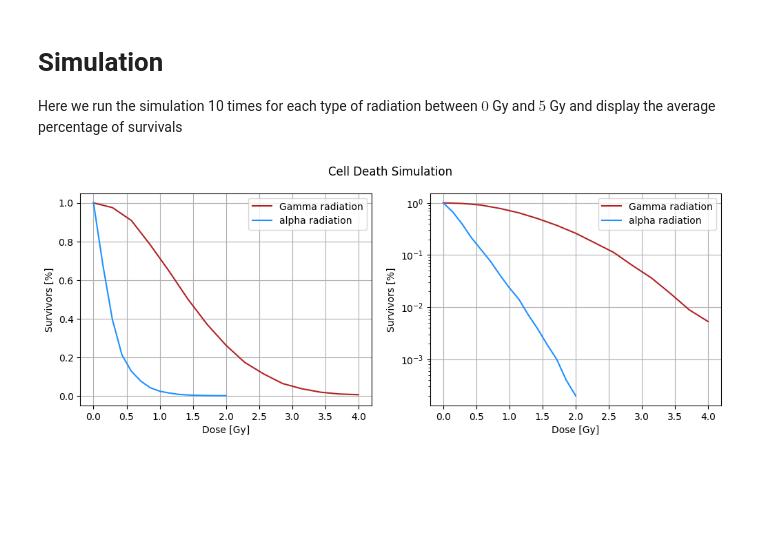
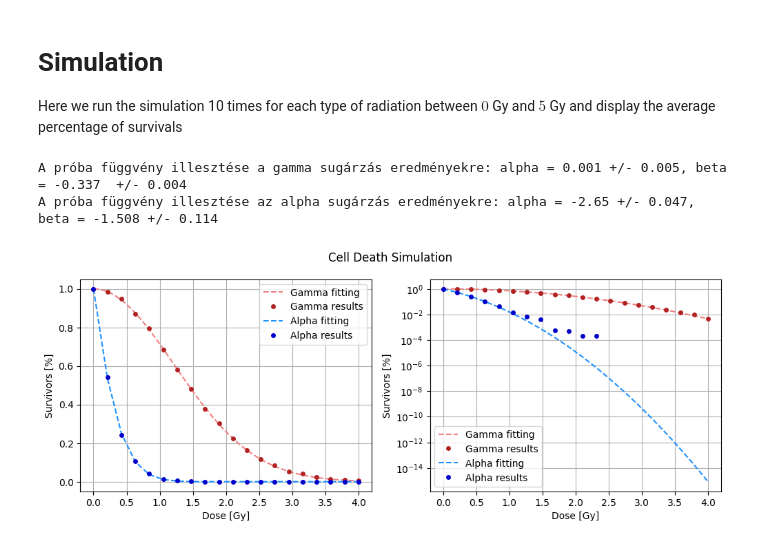
Before and after one commit to jmtony2000/radiation-biology-modeling, a Jupyter notebook: Homework1/Cell_Death_Simulation.ipynb, the cells around one changed output. Saved outputs shown, nothing was run; the diff lists cells and outputs as text; code cells hidden in the pictures; blank space fills up the shorter version.

```diff
--- a/Homework1/Cell_Death_Simulation.ipynb
+++ b/Homework1/Cell_Death_Simulation.ipynb
@@ -248,6 +249,12 @@ def average_columns(matrix):
     column_averages = [sum / num_rows for sum in column_sums]
 
     return column_averages
+
+def trialfunction(x, alpha, beta):
+    return np.exp(alpha*x + beta* x**2)
+
+def trialfunction2(x, alpha):
+    return np.exp(alpha*x)
 # %% [markdown]
 # Explanation of the alogirhms
 
@@ -359,13 +366,13 @@ alpha_survivors = []
 
 # Running the simulation 10 times
 for i in range(0, 10):
-    gamma_doses = np.linspace(0,4,15)
+    gamma_doses = np.linspace(0,4,20)
     temp_gamma_survivors = []
     for dose in gamma_doses:
         temp_gamma_survivors.append(CellDeathSimulation(1000, 6, dose, "photon"))
     gamma_survivors.append(temp_gamma_survivors)
 
-    alpha_doses = np.linspace(0,2,15)
+    alpha_doses = np.linspace(0,4,20)
     temp_alpha_survivors = []
     for dose in alpha_doses:
         temp_alpha_survivors.append(CellDeathSimulation(1000, 6, dose, "alpha"))
@@ -374,21 +381,38 @@ for i in range(0, 10):
 # Averaging the results
 gamma_survivors_average =  average_columns(gamma_survivors)
 alpha_survivors_average =  average_columns(alpha_survivors)
+# %%
+# Curve fitting
+gamma_popt, gamma_pcov = curve_fit(trialfunction, gamma_doses, gamma_survivors_average)
+alpha_popt, alpha_pcov = curve_fit(trialfunction, alpha_doses, alpha_survivors_average)
+gamma_error = np.sqrt(np.diag(gamma_pcov))
+alpha_error = np.sqrt(np.diag(alpha_pcov))
+print(f"A próba függvény illesztése a gamma sugárzás eredményekre: alpha = {np.round(gamma_popt[0],3)} +/- {np.round(gamma_error[0],3)}, beta = {np.round(gamma_popt[1],3)}  +/- {np.round(gamma_error[1],3)}")
+print(f"A próba függvény illesztése az alpha sugárzás eredményekre: alpha = {np.round(alpha_popt[0],3)} +/- {np.round(alpha_error[0],3)}, beta = {np.round(alpha_popt[1],3)} +/- {np.round(alpha_error[1],3)}")
+# %% [output]
+A próba függvény illesztése a gamma sugárzás eredményekre: alpha = 0.001 +/- 0.005, beta = -0.337  +/- 0.004
+A próba függvény illesztése az alpha sugárzás eredményekre: alpha = -2.65 +/- 0.047, beta = -1.508 +/- 0.114
 # %%
 # Displaying
+gamma_x = np.linspace(0,4,150)
+alpha_x = np.linspace(0,2,150)
 fig, (ax1, ax2) = plt.subplots(1, 2, figsize=(12,4))
-ax1.plot(gamma_doses, gamma_survivors_average, label = "Gamma radiation", color = "firebrick")
-ax1.plot(alpha_doses, alpha_survivors_average, label = "alpha radiation", color = "dodgerblue")
+ax1.plot(gamma_x, trialfunction(gamma_x, *gamma_popt), ls = "--", label = "Gamma fitting", color = "lightcoral")
+ax1.plot(gamma_doses, gamma_survivors_average, ls = "", marker = "o", ms = 4, label = "Gamma results", color = "firebrick")
+ax1.plot(alpha_doses, trialfunction(alpha_doses, *alpha_popt), ls = "--", label = "Alpha fitting", color = "dodgerblue")
+ax1.plot(alpha_doses, alpha_survivors_average, ls = "", marker = "o", ms = 4, label = "Alpha results", color = "mediumblue")
 ax1.set(xlabel='Dose [Gy]', ylabel='Survivors [%]')
 fig.suptitle('Cell Death Simulation')
 ax1.grid()
 ax1.legend()
 
-ax2.plot(gamma_doses, gamma_survivors_average, label = "Gamma radiation", color = "firebrick")
-ax2.plot(alpha_doses, alpha_survivors_average, label = "alpha radiation", color = "dodgerblue")
+ax2.plot(gamma_x, trialfunction(gamma_x, *gamma_popt), ls = "--", label = "Gamma fitting", color = "lightcoral")
+ax2.plot(gamma_doses, gamma_survivors_average, ls = "", marker = "o", ms = 4, label = "Gamma results", color = "firebrick")
+ax2.plot(alpha_doses, trialfunction(alpha_doses, *alpha_popt), ls = "--", label = "Alpha fitting", color = "dodgerblue")
+ax2.plot(alpha_doses, alpha_survivors_average, ls = "", marker = "o", ms = 4, label = "Alpha results", color = "mediumblue")
 ax2.set(xlabel='Dose [Gy]', ylabel='Survivors [%]')
 ax2.grid()
 ax2.legend()
 ax2.set_yscale("log")
 # %% [output]
-[figure, old version]
+[figure, new version]
```
Also changed, not shown: parts of 4 cells of this notebook.
